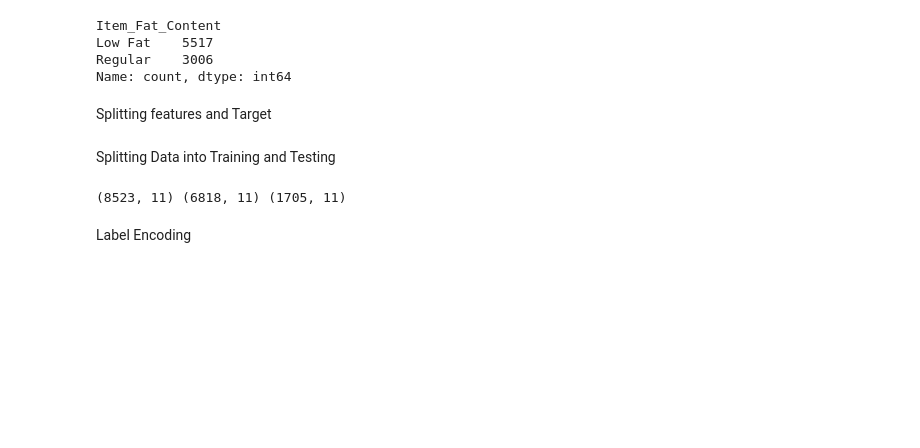
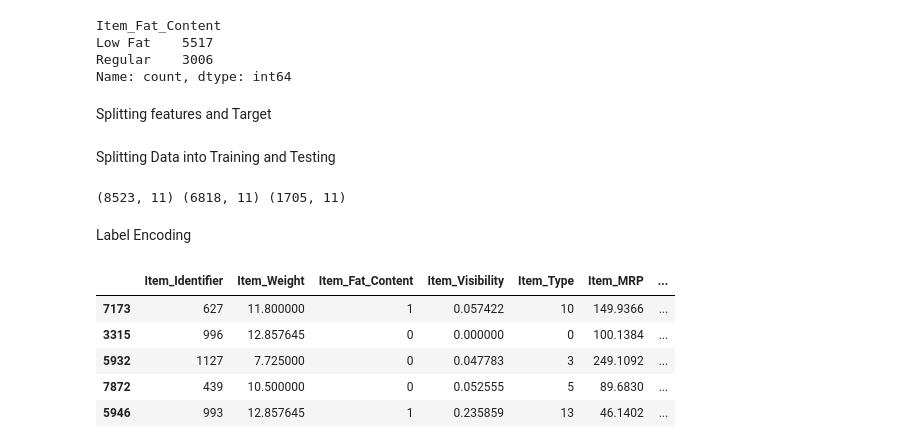
Before and after one commit to sagar-raj-yadav/Big_Mart_sales_Analysis, a Jupyter notebook: BigMart.ipynb, the cells around one changed output. Cells and saved outputs as stored; diff of their text form; code cells hidden in the pictures; blank space fills up the shorter version.

```diff
--- a/BigMart.ipynb
+++ b/BigMart.ipynb
@@ -217,0 +215,37 @@ X_Test['Item_Identifier']=encoder.transform(X_Test['Item_Identifier'])
+# %%
+#Item_Identifier
+X_Train['Item_Identifier']=encoder.fit_transform(X_Train['Item_Identifier'])
+X_Test['Item_Identifier']=encoder.transform(X_Test['Item_Identifier'])
+
+#Item_Fat_Content
+X_Train['Item_Fat_Content']=encoder.fit_transform(X_Train['Item_Fat_Content'])
+X_Test['Item_Fat_Content']=encoder.transform(X_Test['Item_Fat_Content'])
+
+#Item_Type
+X_Train['Item_Type']=encoder.fit_transform(X_Train['Item_Type'])
+X_Test['Item_Type']=encoder.transform(X_Test['Item_Type'])
+
+#Outlet_Identifier
+X_Train['Outlet_Identifier']=encoder.fit_transform(X_Train['Outlet_Identifier'])
+X_Test['Outlet_Identifier']=encoder.transform(X_Test['Outlet_Identifier'])
+
+#Outlet_Size
+X_Train['Outlet_Size']=encoder.fit_transform(X_Train['Outlet_Size'])
+X_Test['Outlet_Size']=encoder.transform(X_Test['Outlet_Size'])
+
+#Outlet_Location_Type
+X_Train['Outlet_Location_Type']=encoder.fit_transform(X_Train['Outlet_Location_Type'])
+X_Test['Outlet_Location_Type']=encoder.transform(X_Test['Outlet_Location_Type'])
+
+#Outlet_Type
+X_Train['Outlet_Type']=encoder.fit_transform(X_Train['Outlet_Type'])
+X_Test['Outlet_Type']=encoder.transform(X_Test['Outlet_Type'])
+# %%
+X_Train.head()
+# %% [output]
+|  | Item_Identifier | Item_Weight | Item_Fat_Content | Item_Visibility | Item_Type | Item_MRP | ... |
+| 7173 | 627 | 11.800000 | 1 | 0.057422 | 10 | 149.9366 | ... |
+| 3315 | 996 | 12.857645 | 0 | 0.000000 | 0 | 100.1384 | ... |
+| 5932 | 1127 | 7.725000 | 0 | 0.047783 | 3 | 249.1092 | ... |
+| 7872 | 439 | 10.500000 | 0 | 0.052555 | 5 | 89.6830 | ... |
+| 5946 | 993 | 12.857645 | 1 | 0.235859 | 13 | 46.1402 | ... |
```
Also changed, not shown: parts of 9 cells of this notebook.
